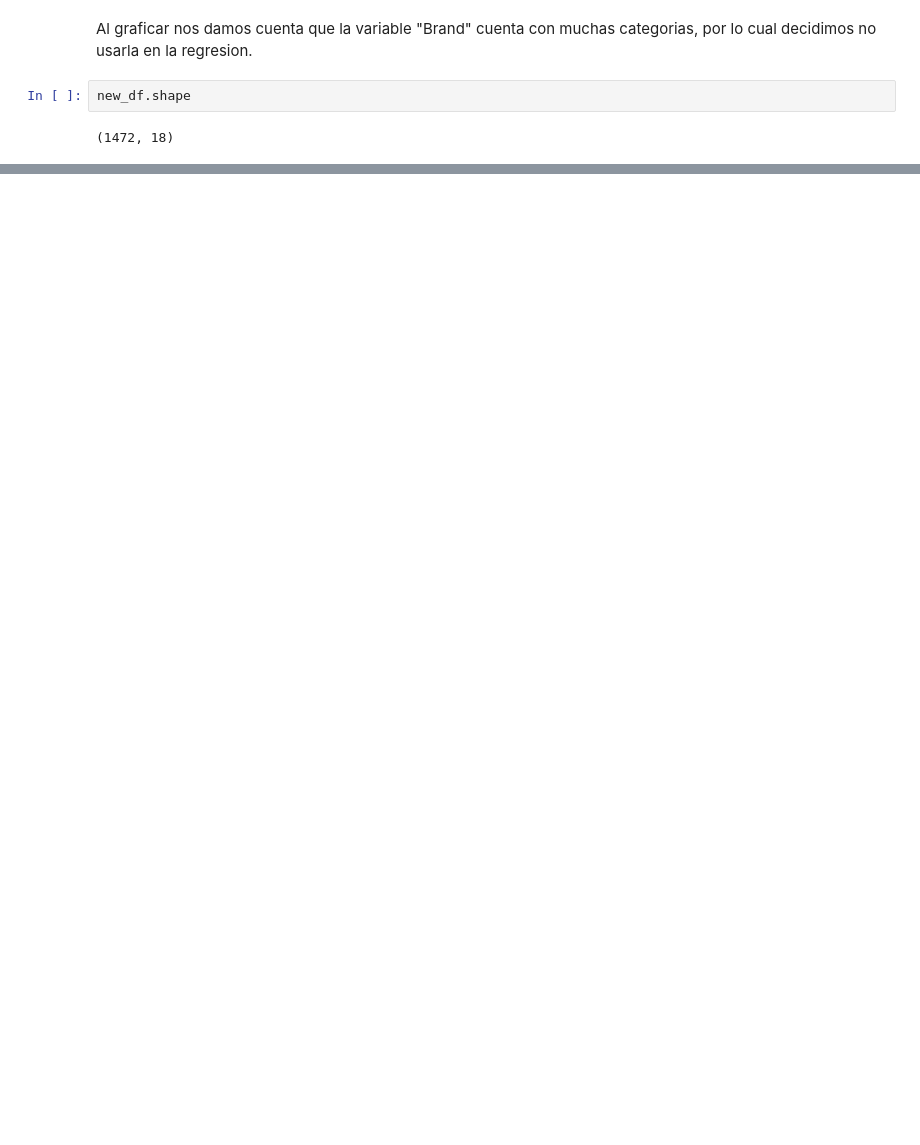
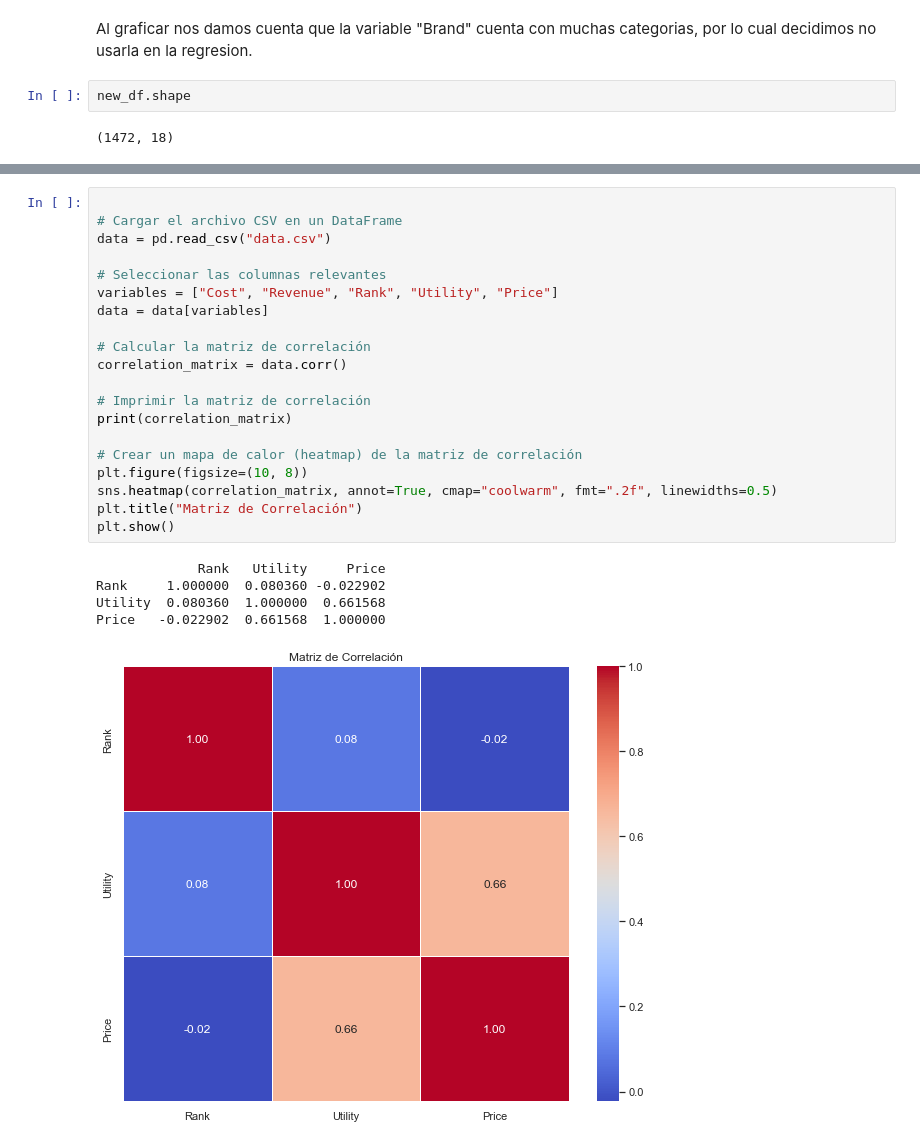
Before and after one commit to td2USA-20232/grupo2, a Jupyter notebook: Caso_uno_p_q.ipynb, the cells around one changed output, grey strips where cells are left out. Cells and saved outputs as stored; diff of their text form; blank space fills up the shorter version.

Commit message:
regresion mpultiple y correlación

```diff
--- a/Caso_uno_p_q.ipynb
+++ b/Caso_uno_p_q.ipynb
@@ -406,0 +490,26 @@ new_df.shape
+# %%
+
+# Cargar el archivo CSV en un DataFrame
+data = pd.read_csv("data.csv")
+
+# Seleccionar las columnas relevantes
+variables = ["Cost", "Revenue", "Rank", "Utility", "Price"]
+data = data[variables]
+
+# Calcular la matriz de correlación
+correlation_matrix = data.corr()
+
+# Imprimir la matriz de correlación
+print(correlation_matrix)
+
+# Crear un mapa de calor (heatmap) de la matriz de correlación
+plt.figure(figsize=(10, 8))
+sns.heatmap(correlation_matrix, annot=True, cmap="coolwarm", fmt=".2f", linewidths=0.5)
+plt.title("Matriz de Correlación")
+plt.show()
+# %% [output]
+             Rank   Utility     Price
+Rank     1.000000  0.080360 -0.022902
+Utility  0.080360  1.000000  0.661568
+Price   -0.022902  0.661568  1.000000
+[figure, added]
```
Also changed, not shown: parts of 15 cells of this notebook.
